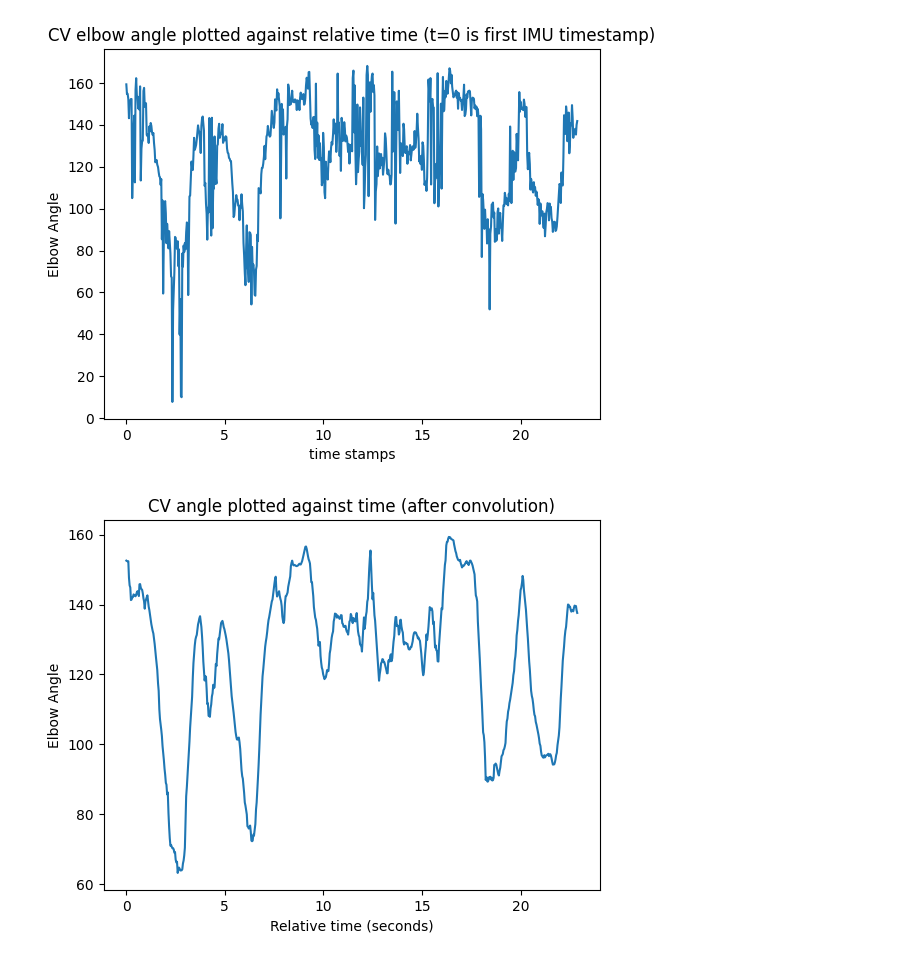
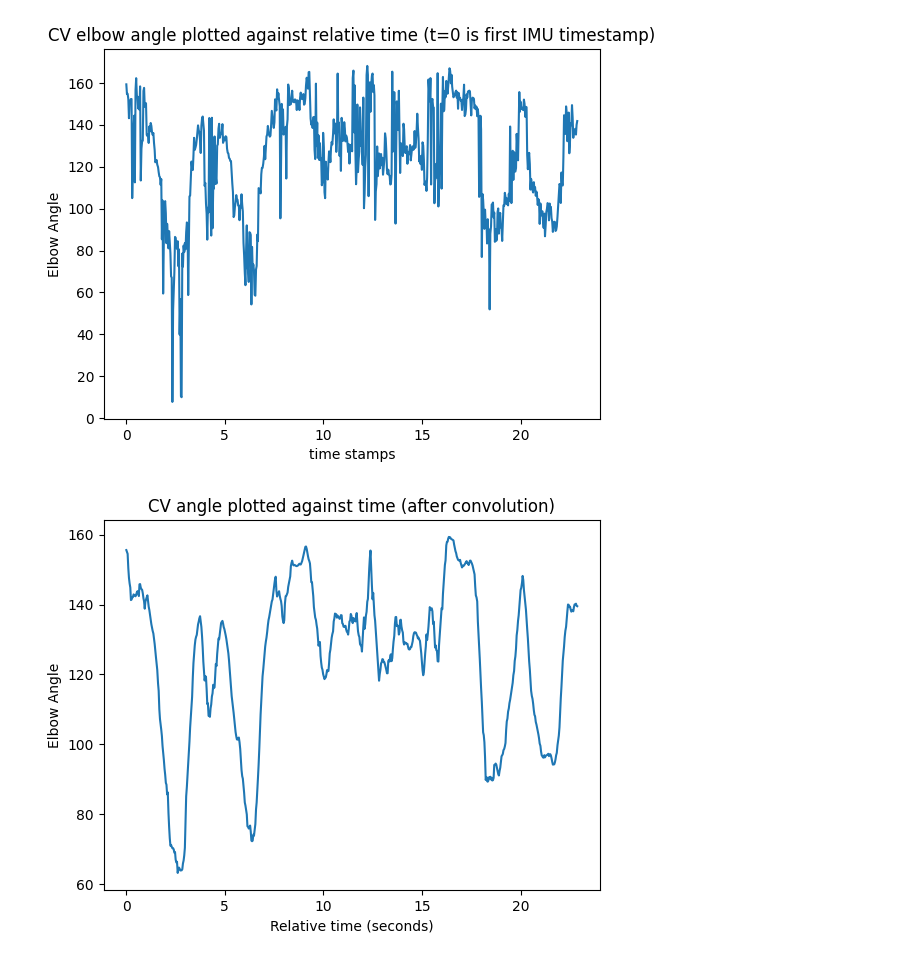
Before and after one commit to Colin-B-Billhardt/Climbing_Tracker, a Jupyter notebook: quaternion_analyses.ipynb, the cells around one changed output. Saved outputs shown, nothing was run; the diff lists cells and outputs as text; code cells hidden in the pictures.

Commit message:
removed extra velocity graph and standardized differentiation code to weighted version

```diff
--- a/quaternion_analyses.ipynb
+++ b/quaternion_analyses.ipynb
@@ -180,28 +197,40 @@ plt.show()
+# %%
+def weighted_convolution(angles, weighted_window):
+
+    smoothed_signal = []
+    half = len(weighted_window) // 2 #go up and down by half to keep convolution in the middle
+
+    for i in range(0, len(angles)):
+
+        #check if out of bounds (below 0)
+        if i - half < 0:
+
+            weighted_average = calculate_angles_and_reweighted_window(angles,weighted_window, 0, i + half + 1)
+            smoothed_signal.append(sum(weighted_average))
+
+        #check if out of bound (above last index)
+        elif i + half  > len(angles) - 1:
+
+            weighted_average = calculate_angles_and_reweighted_window(angles, weighted_window, i - half, i + half + 1)
+            smoothed_signal.append(sum(weighted_average))
+
+        else:
+
+            weighted_average = calculate_angles_and_reweighted_window(angles, weighted_window, i - half, i + half + 1)
+            smoothed_signal.append(sum(weighted_average))
+
+    return smoothed_signal
 # %%
-def smooth_signal(angles, window_size):
-    smoothed_signal = []
-    half = window_size // 2
-    for i in range(0, len(angles)):
-        if i - half < 0:
-            angles_to_avg = angles[0: i + half]
-            angles_avg = sum(angles_to_avg) / len(angles_to_avg)
-            smoothed_signal.append(angles_avg)
-        else:
-            angles_to_avg = angles[i - half: i + half + 1] #python slicing is not inclusive so added +1
-            angles_avg = sum(angles_to_avg) / len(angles_to_avg)
-            smoothed_signal.append(angles_avg)
-    return smoothed_signal
-
-cv_angle_smoothed = smooth_signal(CV_angles, 13)
+cv_angle_smoothed = weighted_convolution(CV_angles, [1/13,1/13,1/13,1/13,1/13,1/13,1/13,1/13,1/13,1/13,1/13,1/13,1/13,])
 
 plt.plot(relative_time_CV, cv_angle_smoothed)
 plt.xlabel("Relative time (seconds)")
 
 plt.ylabel("Elbow Angle")
 plt.title("CV angle plotted against time (after convolution)")
 plt.show()
 # %% [output]
-[figure, old version]
+[figure, new version]
 # %%
 """CV angles interpolated on IMU time axis. Each angle coincides with a relative
 time frame from IMU time axis"""
```
Also changed, not shown: parts of 5 cells of this notebook, 1 other file.
